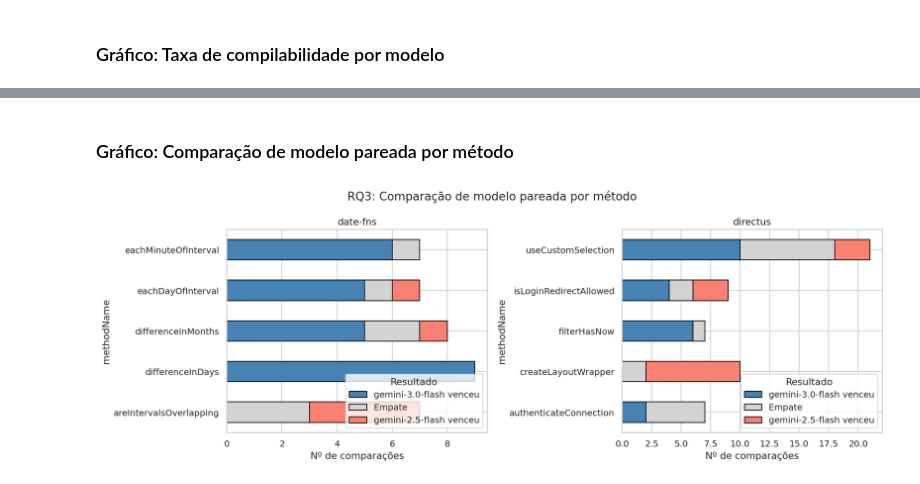
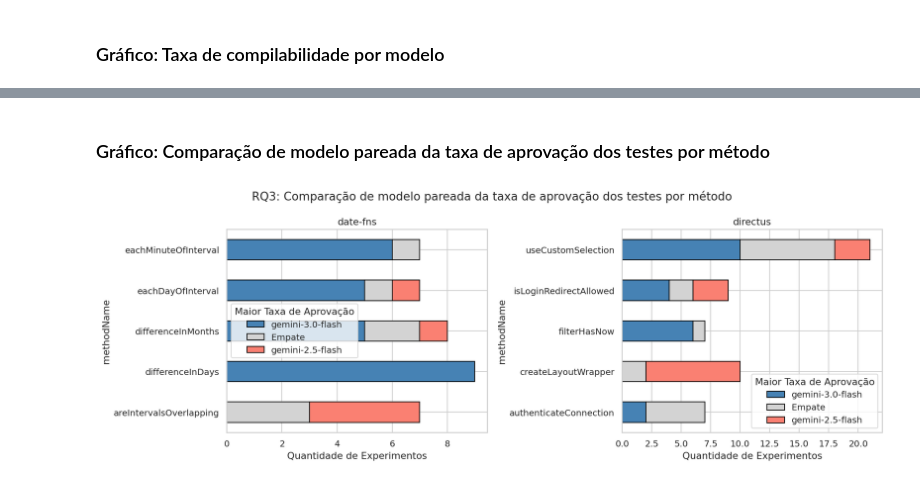
Before and after one commit to guilhermebkel/vem2026-test-driven-prompting, a Jupyter notebook: research/analysis.ipynb, the cells around one changed output, grey strips where cells are left out. Drawn from its saved outputs; the diff is of its cells as text; code cells hidden in the pictures.

```diff
--- a/research/analysis.ipynb
+++ b/research/analysis.ipynb
@@ -644,7 +652,7 @@ for ax, repo in zip(axes, comp["repositoryName"].unique()):
     yerr_low  = means - np.array([b[0] for b in ci_bounds])
     yerr_high = np.array([b[1] for b in ci_bounds]) - means
 
-    bars = ax.bar(d["modelName"], means * 100, edgecolor="black", capsize=5)
+    bars = ax.bar(d["modelName"], means * 100, edgecolor="black", capsize=5, color=["steelblue", "salmon"])
     for bar, val, n in zip(bars, means, d["count"]):
         ax.annotate(f"{val*100:.0f}%\n",
                     xy=(bar.get_x() + bar.get_width() / 2, bar.get_height() + 2),
@@ -665,5 +673,5 @@ plt.show()
 # %% [markdown]
-### Gráfico: Comparação de modelo pareada por método
+### Gráfico: Comparação de modelo pareada da taxa de aprovação dos testes por método
 # %%
 models = df["modelName"].unique()
 if len(models) != 2:
@@ -676,41 +684,56 @@ else:
     right = df[df["modelName"] == m1][["repositoryName", "methodName", "contextType",
                                         "experimentContextItemCount", "testCasePassRate"]]
     paired = left.merge(right,
                         on=["repositoryName", "methodName", "contextType", "experimentContextItemCount"],
                         suffixes=(f"_{m0}", f"_{m1}"))
 
     def outcome(row):
-        a, b = row[f"testCasePassRate_{m0}"], row[f"testCasePassRate_{m1}"]
-        if abs(a - b) < 0.01: return "Empate"
-        return f"{m1} venceu" if b > a else f"{m0} venceu"
+        a = row[f"testCasePassRate_{m0}"]
+        b = row[f"testCasePassRate_{m1}"]
+
+        if abs(a - b) < 0.01:
+            return "Empate"
+
+        return (
+            f"{m1}"
+            if b > a
+            else f"{m0}"
+        )
 
     paired["outcome"] = paired.apply(outcome, axis=1)
 
     summary = (
         paired.groupby(["repositoryName", "methodName", "outcome"])
         .size()
         .unstack("outcome", fill_value=0)
         .reset_index()
     )
 
-    outcome_order  = [f"{m1} venceu", "Empate", f"{m0} venceu"]
-    outcome_colors = {"Empate": "lightgray"}
-    outcome_colors[f"{m1} venceu"] = "steelblue"
-    outcome_colors[f"{m0} venceu"] = "salmon"
+    outcome_order = [
+        f"{m1}",
+        "Empate",
+        f"{m0}"
+    ]
+
+    outcome_colors = {
+        "Empate": "lightgray",
+        f"{m1}": "steelblue",
+        f"{m0}": "salmon"
+    }
 
     fig, axes = plt.subplots(1, 2, figsize=(14, 5))
     for ax, repo in zip(axes, summary["repositoryName"].unique()):
         d     = summary[summary["repositoryName"] == repo].set_index("methodName")
         cols  = [c for c in outcome_order if c in d.columns]
         colors = [outcome_colors[c] for c in cols]
         d[cols].plot(kind="barh", stacked=True, ax=ax, color=colors, edgecolor="black")
         ax.set_title(f"{repo}")
-        ax.set_xlabel("Nº de comparações")
-        ax.legend(title="Resultado")
+        ax.set_xlabel("Quantidade de Experimentos")
+        ax.legend(title="Maior Taxa de Aprovação")
 
-    plt.suptitle(f"RQ3: Comparação de modelo pareada por método")
+    plt.suptitle(f"RQ3: Comparação de modelo pareada da taxa de aprovação dos testes por método")
     plt.tight_layout()
     plt.savefig("figures/rq3_win_loss_by_method.png", bbox_inches="tight")
     plt.show()
 # %% [output]
-[figure, old version]
+[figure, new version]
```
Also changed, not shown: parts of 5 cells of this notebook, 5 other files.
